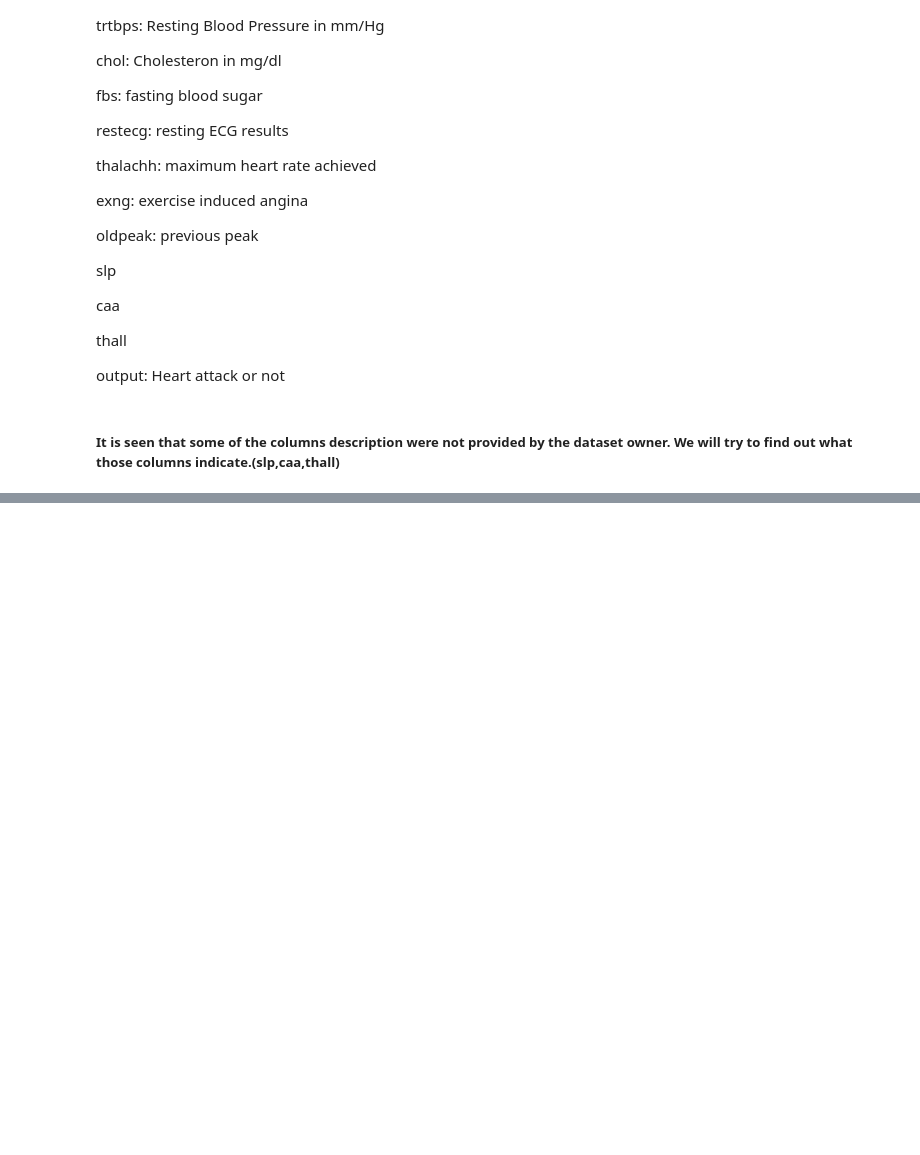
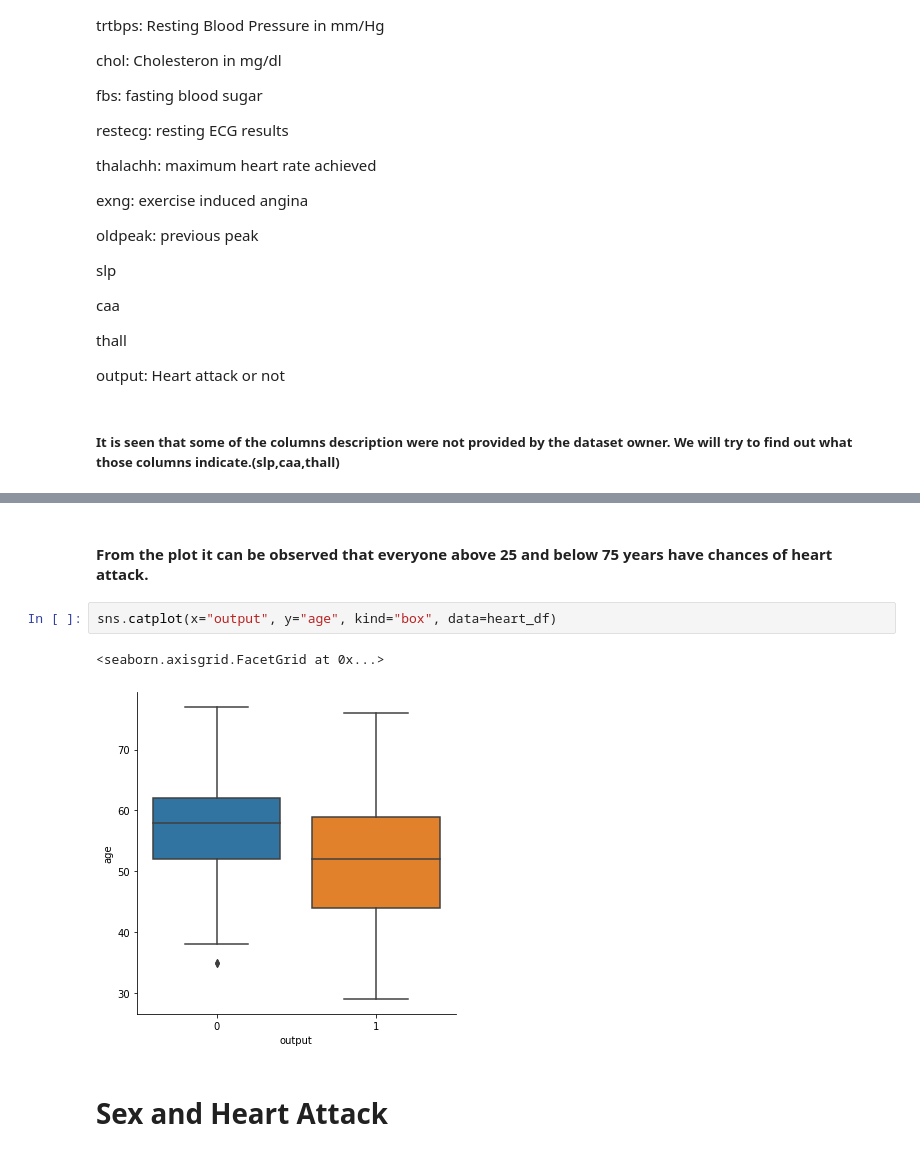
Before and after one commit to tawsif-hasan/Heart_Disease_prediction, a Jupyter notebook: heart_attack_prediction.ipynb, the cells around one changed output, grey strips where cells are left out. Saved outputs shown, nothing was run; the diff lists cells and outputs as text; blank space fills up the shorter version.

```diff
--- a/heart_attack_prediction.ipynb
+++ b/heart_attack_prediction.ipynb
@@ -72,0 +62,9 @@ dtype: int64
+# %% [markdown]
+#### From the plot it can be observed that everyone above 25 and below 75 years have chances of heart attack.
+# %%
+sns.catplot(x="output", y="age", kind="box", data=heart_df)
+# %% [output]
+<seaborn.axisgrid.FacetGrid at 0x...>
+[figure, added]
+# %% [markdown]
+# Sex and Heart Attack
```
Also changed, not shown: parts of 11 cells of this notebook.
